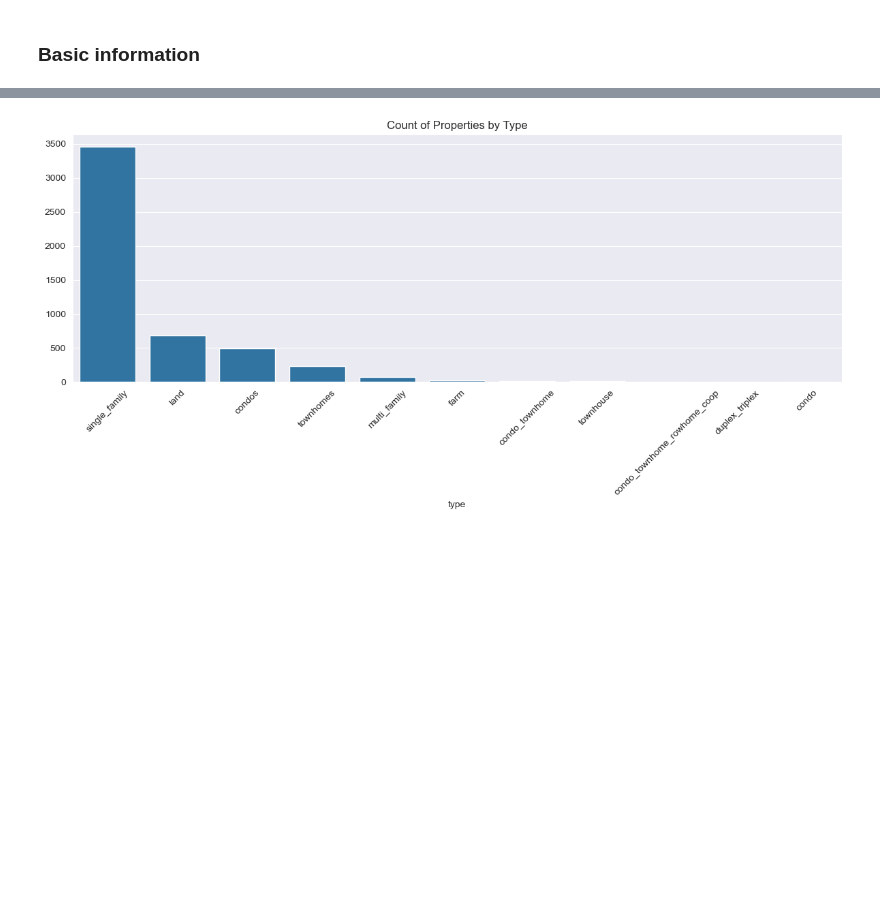
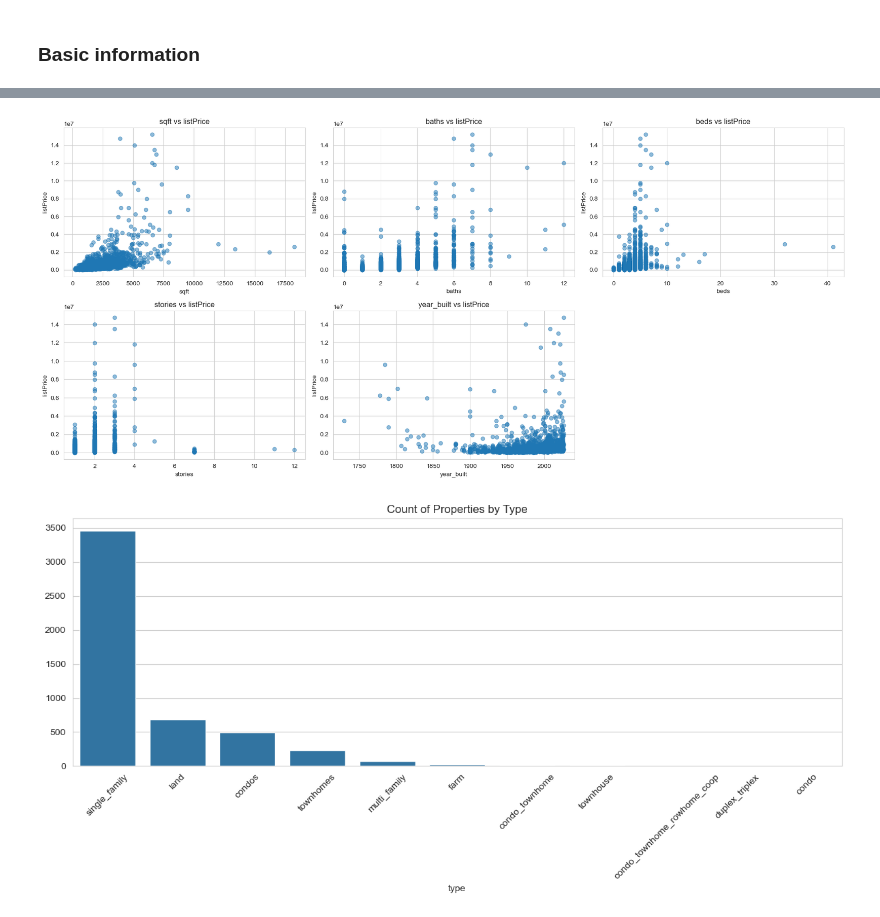
Before and after one commit to amodhyh/Real-Estate-Price-Predictor, a Jupyter notebook: house_price_predict_21E045.ipynb, the cells around one changed output, grey strips where cells are left out. Cells and saved outputs as stored; diff of their text form; code cells hidden in the pictures; blank space fills up the shorter version.

```diff
--- a/house_price_predict_21E045.ipynb
+++ b/house_price_predict_21E045.ipynb
@@ -59,3 +74,19 @@ X = df.drop(columns=[target_col])
+# %%
+numeric_cols = [col for col in df.select_dtypes(include=['int64','float64']).columns if col!=target_col]
+n_cols =3
+n_rows =(len(numeric_cols) + n_cols - 1)
+
+plt.figure(figsize=(6*n_cols,4 *n_rows))
+for i, col in enumerate(numeric_cols):
+    plt.subplot(n_rows,n_cols,i + 1)
+    plt.scatter(df[col],df[target_col], alpha=0.5)
+    plt.xlabel(col)
+    plt.ylabel(target_col)
+    plt.title(f'{col} vs {target_col}')
+plt.tight_layout()
+plt.show()
+# %% [output]
+[figure, added]
 # %%
 plt.figure(figsize=(12, 6))
 sns.barplot(x=df['type'].value_counts().index,
```
Also changed, not shown: parts of 6 cells of this notebook.
